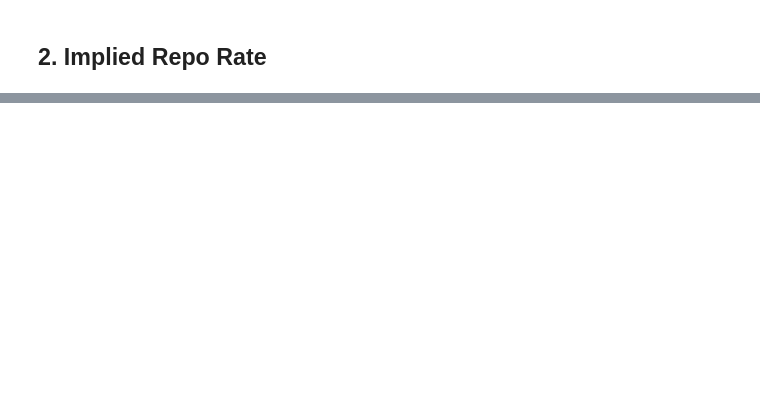
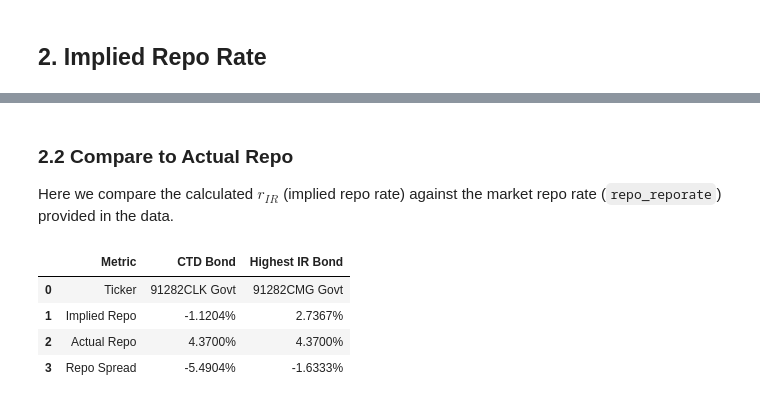
Before and after one commit to DipeshGhimire/FinMath-FixedIncome, a Jupyter notebook: treasury_futures/ctd_and_implied_repo.ipynb, the cells around one changed output, grey strips where cells are left out. Saved outputs shown, nothing was run; the diff lists cells and outputs as text; code cells hidden in the pictures; blank space fills up the shorter version.

```diff
--- a/treasury_futures/ctd_and_implied_repo.ipynb
+++ b/treasury_futures/ctd_and_implied_repo.ipynb
@@ -112,0 +204,43 @@ Answer: Yes, this matches the CTD identified by Bloomberg in the fut_ctd field,
+# %% [markdown]
+### 2.2 Compare to Actual Repo
+
+Here we compare the calculated $r_{IR}$ (implied repo rate) against the market repo rate (`repo_reporate`) provided in the data.
+# %%
+# Convert repo rate to decimal (assuming data is in %)
+bond_data['repo_reporate_val'] = bond_data['repo_reporate'].astype(float) / 100.0
+
+# Calculate Repo Spread
+bond_data['repo_spread'] = bond_data['implied_repo'] - bond_data['repo_reporate_val']
+
+# Identify CTD and Highest Implied Repo bonds
+ctd_ticker = bond_data.loc[bond_data['delivery_price_ratio'].idxmin(), 'ticker']
+highest_ir_ticker = bond_data.loc[bond_data['implied_repo'].idxmax(), 'ticker']
+
+# Get rows for analysis
+ctd_row = bond_data.loc[bond_data['ticker'] == ctd_ticker].iloc[0]
+highest_ir_row = bond_data.loc[bond_data['ticker'] == highest_ir_ticker].iloc[0]
+
+# Display Comparison
+comparison_df = pd.DataFrame({
+    'Metric': ['Ticker', 'Implied Repo', 'Actual Repo', 'Repo Spread'],
+    'CTD Bond': [
+        ctd_ticker,
+        f"{ctd_row['implied_repo']:.4%}",
+        f"{ctd_row['repo_reporate_val']:.4%}",
+        f"{ctd_row['repo_spread']:.4%}"
+    ],
+    'Highest IR Bond': [
+        highest_ir_ticker,
+        f"{highest_ir_row['implied_repo']:.4%}",
+        f"{highest_ir_row['repo_reporate_val']:.4%}",
+        f"{highest_ir_row['repo_spread']:.4%}"
+    ]
+})
+
+display(comparison_df)
+# %% [output]
+|  | Metric | CTD Bond | Highest IR Bond |
+| 0 | Ticker | 91282CLK Govt | 91282CMG Govt |
+| 1 | Implied Repo | -1.1204% | 2.7367% |
+| 2 | Actual Repo | 4.3700% | 4.3700% |
+| 3 | Repo Spread | -5.4904% | -1.6333% |
```
Also changed, not shown: parts of 11 cells of this notebook.
